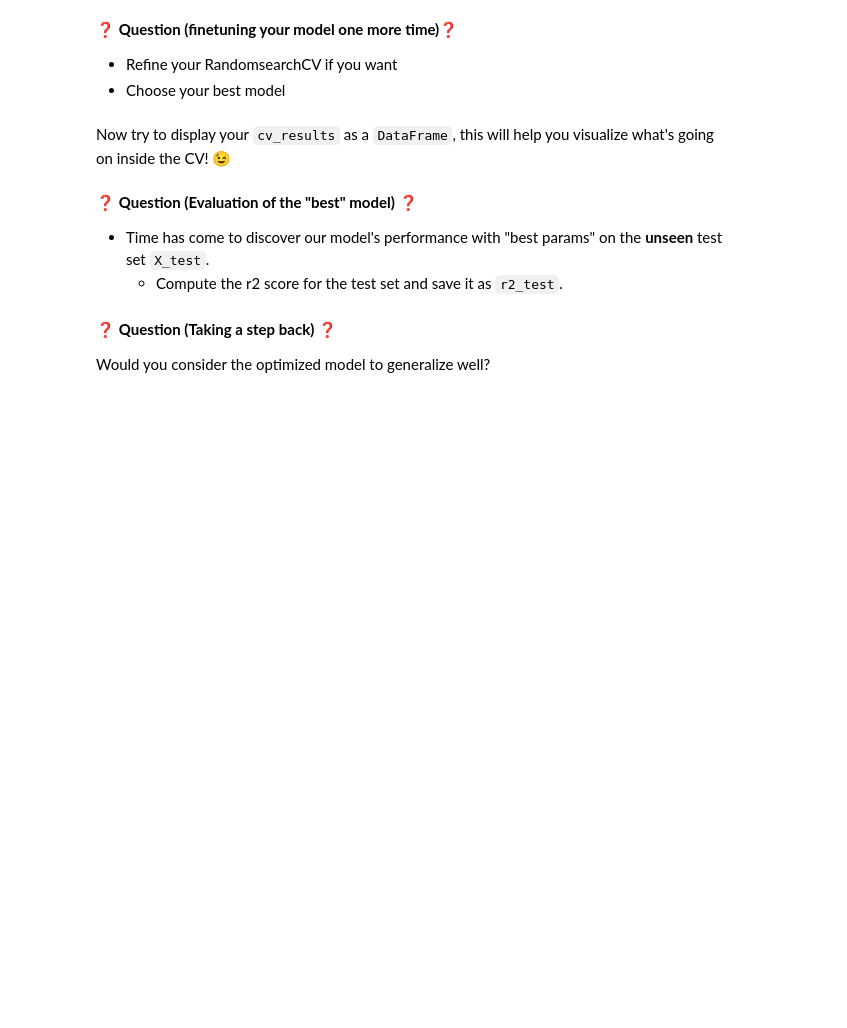
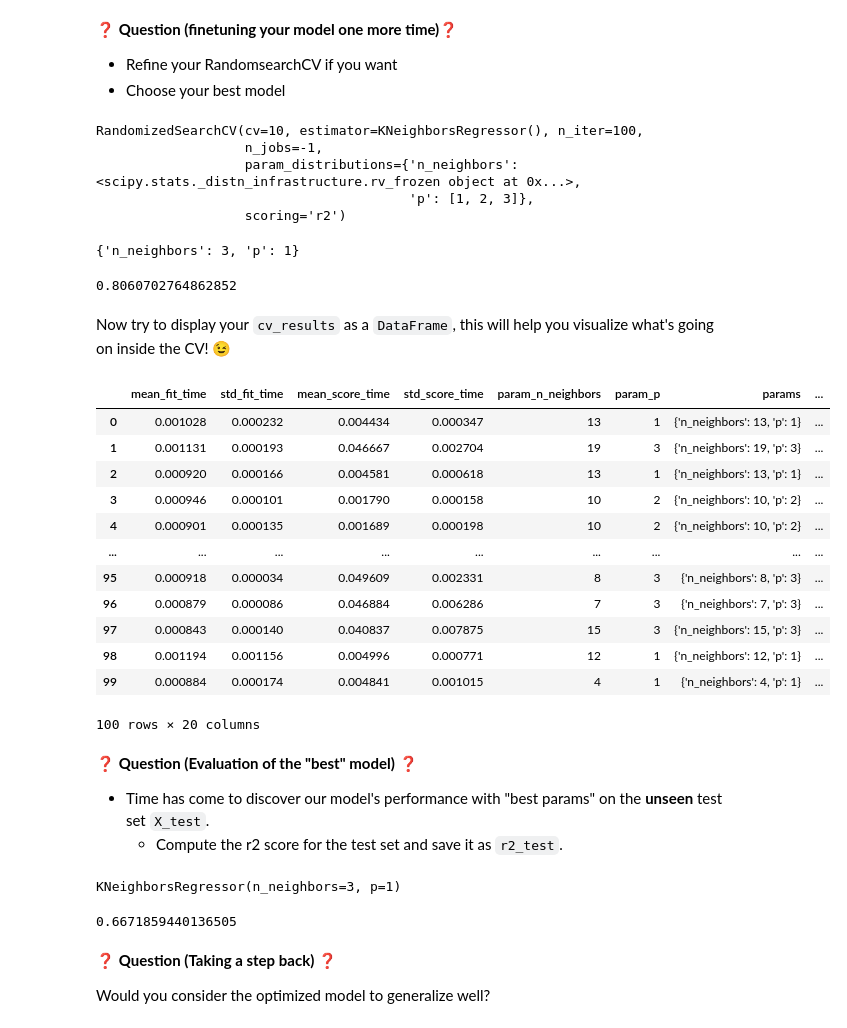
Before and after one commit to ParissaPeimaniyfard/data-workflow, a Jupyter notebook: Workflow.ipynb, the cells around one changed output. Saved outputs shown, nothing was run; the diff lists cells and outputs as text; code cells hidden in the pictures; blank space fills up the shorter version.

```diff
--- a/Workflow.ipynb
+++ b/Workflow.ipynb
@@ -223,0 +240,14 @@ git push origin master
+# %%
+# Instantiate model
+model_mulp= KNeighborsRegressor()
+
+# Hyperparameter Grid
+Grid_mp= {'n_neighbors' : [1,5,10,20,50],
+       'p':[1,2,3]}
+
+# Instantiate Grid Search
+search_mulp= GridSearchCV(model_mulp, Grid_mp, scoring='r2', cv=5, n_jobs=-1)
+
+
+# Fit data to Grid Search
+search_mulp.fit(X_train_scaled, y_train)
@@ -258,0 +297,5 @@ Use `RandomizedSearchCV` to
+# %%
+model_RS= KNeighborsRegressor()
+grid= {'n_neighbors':stats.randint(1,50), 'p': [1,2,3]}
+search_RS= RandomizedSearchCV(model_RS, grid, scoring='r2', n_iter=100, cv=10, n_jobs=-1)
+search_RS.fit(X_train_scaled, y_train)
@@ -268,2 +323,21 @@ Use `RandomizedSearchCV` to
+# %%
+model_RS= KNeighborsRegressor()
+grid= {'n_neighbors': stats.randint(1,20), 'p': [1,2,3]}
+search_RSm= RandomizedSearchCV(model_RS, grid, scoring='r2', n_iter=100, cv=10, n_jobs=-1)
+search_RSm.fit(X_train_scaled, y_train)
+# %% [output]
+RandomizedSearchCV(cv=10, estimator=KNeighborsRegressor(), n_iter=100,
+                   n_jobs=-1,
+                   param_distributions={'n_neighbors': <scipy.stats._distn_infrastructure.rv_frozen object at 0x...>,
+                                        'p': [1, 2, 3]},
+                   scoring='r2')
+# %%
+search_RSm.best_params_
+# %% [output]
+{'n_neighbors': 3, 'p': 1}
+# %%
+search_RSm.best_score_
+# %% [output]
+0.8060702764862852
 # %% [markdown]
 Now try to display your `cv_results` as a `DataFrame`, this will help you visualize what's going on inside the CV! 😉
@@ -272,3 +344,19 @@ Now try to display your `cv_results` as a `DataFrame`, this will help you visual
+# %%
+pd.DataFrame(search_RSm.cv_results_)
+# %% [output]
+|  | mean_fit_time | std_fit_time | mean_score_time | std_score_time | param_n_neighbors | param_p | params | ... |
+| 0 | 0.001028 | 0.000232 | 0.004434 | 0.000347 | 13 | 1 | {'n_neighbors': 13, 'p': 1} | ... |
+| 1 | 0.001131 | 0.000193 | 0.046667 | 0.002704 | 19 | 3 | {'n_neighbors': 19, 'p': 3} | ... |
+| 2 | 0.000920 | 0.000166 | 0.004581 | 0.000618 | 13 | 1 | {'n_neighbors': 13, 'p': 1} | ... |
+| 3 | 0.000946 | 0.000101 | 0.001790 | 0.000158 | 10 | 2 | {'n_neighbors': 10, 'p': 2} | ... |
+| 4 | 0.000901 | 0.000135 | 0.001689 | 0.000198 | 10 | 2 | {'n_neighbors': 10, 'p': 2} | ... |
+| ... | ... | ... | ... | ... | ... | ... | ... | ... |
+| 95 | 0.000918 | 0.000034 | 0.049609 | 0.002331 | 8 | 3 | {'n_neighbors': 8, 'p': 3} | ... |
+| 96 | 0.000879 | 0.000086 | 0.046884 | 0.006286 | 7 | 3 | {'n_neighbors': 7, 'p': 3} | ... |
+| 97 | 0.000843 | 0.000140 | 0.040837 | 0.007875 | 15 | 3 | {'n_neighbors': 15, 'p': 3} | ... |
+| 98 | 0.001194 | 0.001156 | 0.004996 | 0.000771 | 12 | 1 | {'n_neighbors': 12, 'p': 1} | ... |
+| 99 | 0.000884 | 0.000174 | 0.004841 | 0.001015 | 4 | 1 | {'n_neighbors': 4, 'p': 1} | ... |
+100 rows × 20 columns
 # %% [markdown]
 ❓ **Question (Evaluation of the "best" model)** ❓
 
@@ -278,0 +365,5 @@ Now try to display your `cv_results` as a `DataFrame`, this will help you visual
+# %%
+best_model= KNeighborsRegressor(n_neighbors=3, p=1)
+best_model.fit(X_train,y_train)
+# %% [output]
+KNeighborsRegressor(n_neighbors=3, p=1)
@@ -279,3 +372,8 @@ Now try to display your `cv_results` as a `DataFrame`, this will help you visual
+# %%
+r2_test= r2_score(y_test, y_pred)
+r2_test
+# %% [output]
+0.6671859440136505
 # %% [markdown]
 ❓ **Question (Taking a step back)** ❓
 
```
Also changed, not shown: parts of 18 cells of this notebook, 1 other file.
